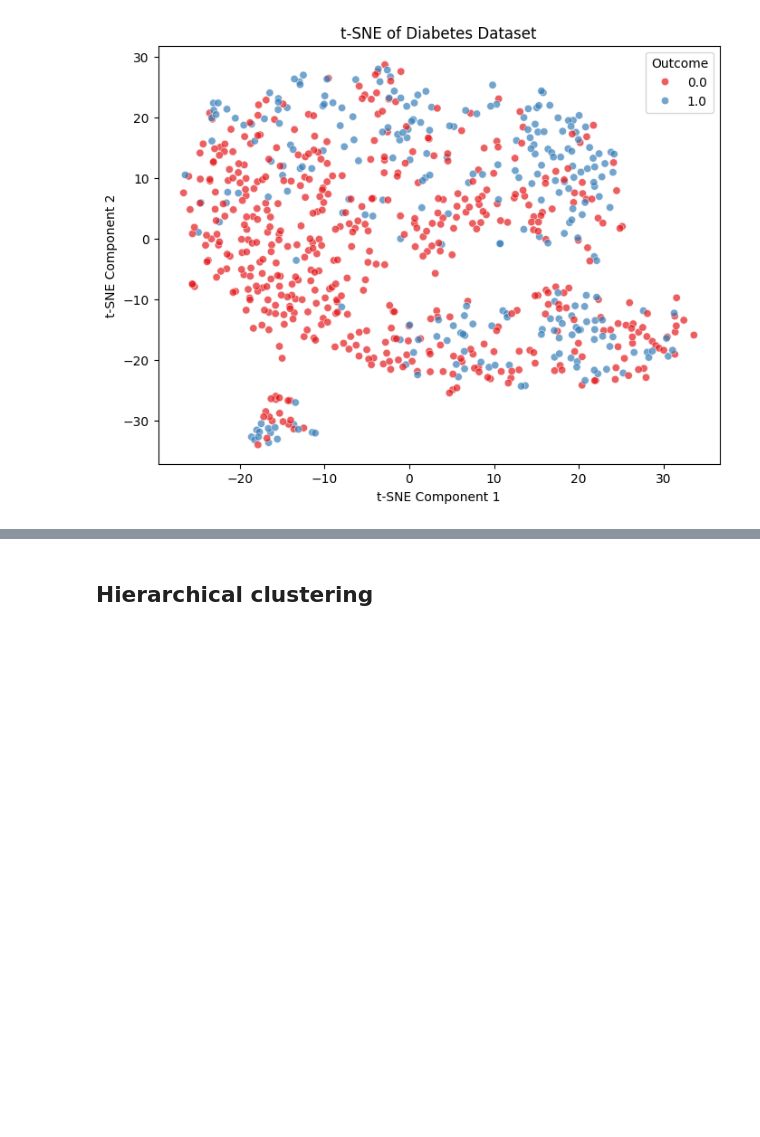
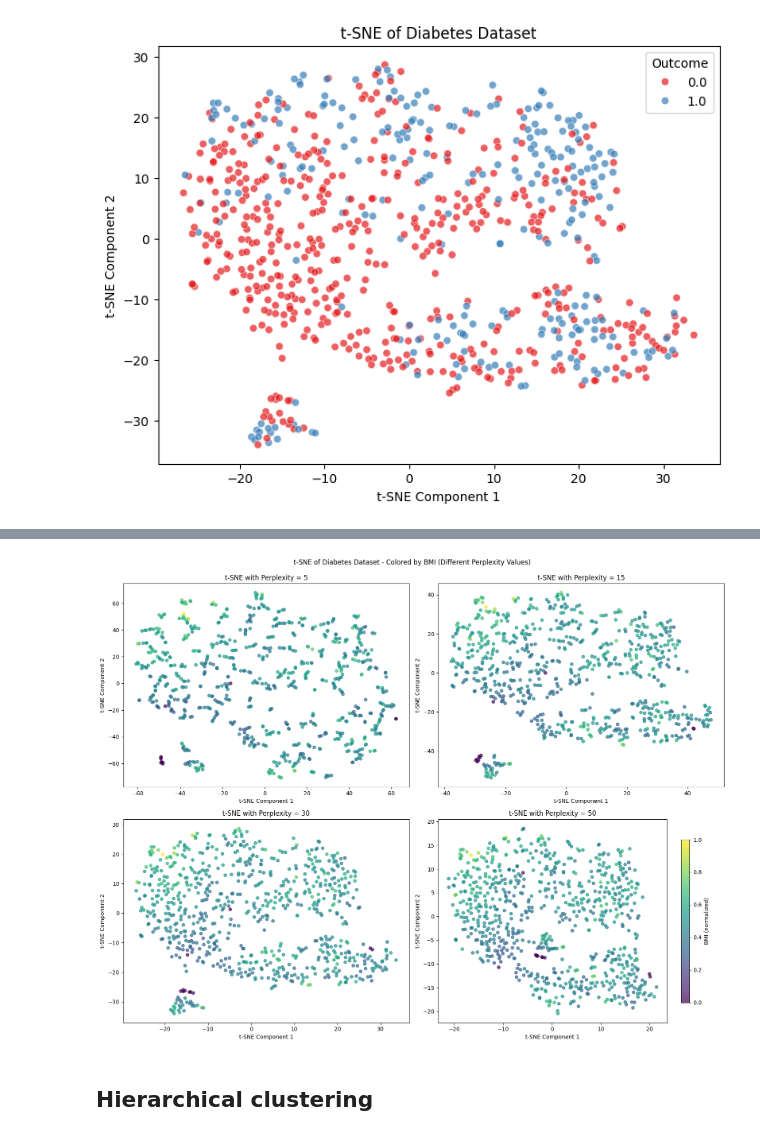
Before and after one commit to neelsoumya/python_machine_learning, a Jupyter notebook: EHR_data_unsupervised_learning.ipynb, the cells around one changed output, grey strips where cells are left out. Drawn from its saved outputs; the diff is of its cells as text; code cells hidden in the pictures; blank space fills up the shorter version.

```diff
--- a/EHR_data_unsupervised_learning.ipynb
+++ b/EHR_data_unsupervised_learning.ipynb
@@ -215,3 +290,50 @@ plt.show()
+# %%
+# Exclude the target column for t-SNE
+# features_for_tsne = df_normalized.drop(columns=['Outcome', 'Cluster'])
+
+# Try different perplexity values
+perplexity_values = [5, 15, 30, 50]
+
+# Create subplots for different perplexity values
+fig, axes = plt.subplots(2, 2, figsize=(16, 12))
+axes = axes.ravel()
+
+for i, perplexity in enumerate(perplexity_values):
+    # Apply t-SNE with current perplexity
+    tsne = TSNE(n_components=2, random_state=42, perplexity=perplexity, n_iter=1000)
+    tsne_results = tsne.fit_transform(features_for_tsne)
+
+    # Create scatter plot colored by BMI
+    scatter = axes[i].scatter(tsne_results[:, 0], tsne_results[:, 1],
+                             c=df_normalized['BMI'], cmap='viridis', alpha=0.7, s=30)
+    axes[i].set_title(f't-SNE with Perplexity = {perplexity}')
+    axes[i].set_xlabel('t-SNE Component 1')
+    axes[i].set_ylabel('t-SNE Component 2')
+
+    # Add colorbar to the last subplot
+    if i == len(perplexity_values) - 1:
+        cbar = plt.colorbar(scatter, ax=axes[i], shrink=0.8)
+        cbar.set_label('BMI (normalized)')
+
+plt.tight_layout()
+plt.suptitle('t-SNE of Diabetes Dataset - Colored by BMI (Different Perplexity Values)', y=1.02)
+plt.show()
+
+# Also create a single detailed plot with the best perplexity (you can adjust this)
+#best_perplexity = 30  # You can change this based on the results above
+#tsne_best = TSNE(n_components=2, random_state=42, perplexity=best_perplexity, n_iter=1000)
+#tsne_results_best = tsne_best.fit_transform(features_for_tsne)
+
+#plt.figure(figsize=(10, 8))
+#scatter = plt.scatter(tsne_results_best[:, 0], tsne_results_best[:, 1],
+#                     c=df_normalized['BMI'], cmap='viridis', alpha=0.7, s=50)
+#plt.colorbar(scatter, label='BMI (normalized)')
+#plt.title(f't-SNE of Diabetes Dataset - Colored by BMI (Perplexity = {best_perplexity})')
+#plt.xlabel('t-SNE Component 1')
+#plt.ylabel('t-SNE Component 2')
+#plt.show()
+# %% [output]
+[figure, added]
 # %% [markdown]
 ## Hierarchical clustering
 # %%
```
Also changed, not shown: parts of 8 cells of this notebook.
